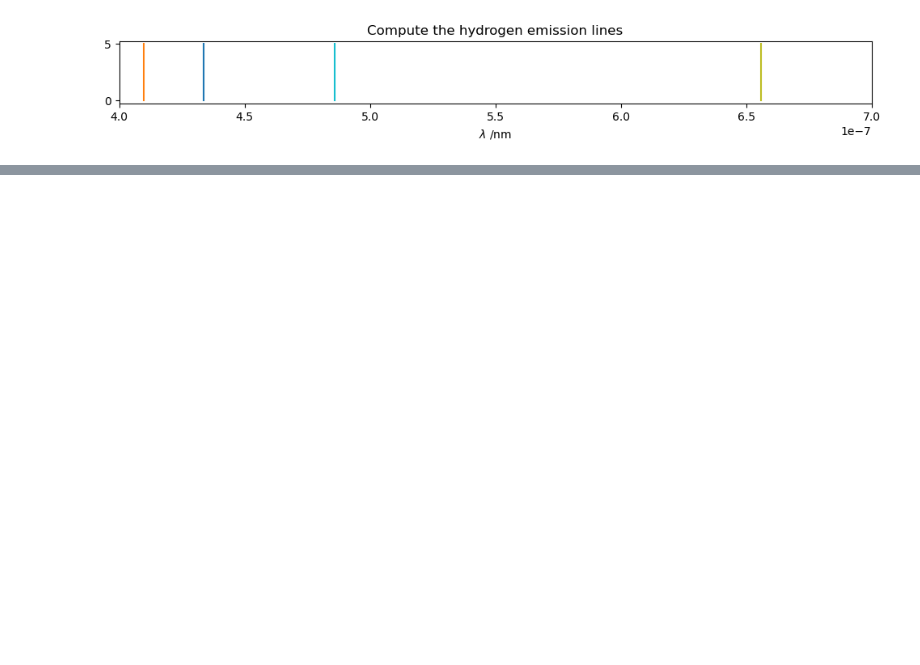
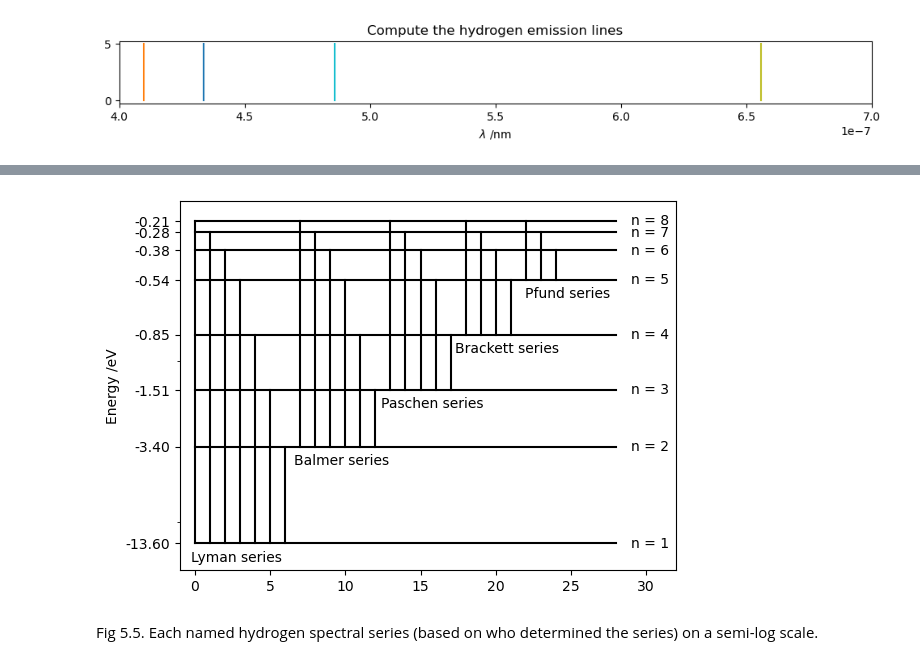
Before and after one commit to kevcritc/Jupyter_book, a Jupyter notebook: _build/jupyter_execute/content/Lecture5.ipynb, the cells around one changed output, grey strips where cells are left out. Drawn from its saved outputs; the diff is of its cells as text; code cells hidden in the pictures; blank space fills up the shorter version.

```diff
--- a/_build/jupyter_execute/content/Lecture5.ipynb
+++ b/_build/jupyter_execute/content/Lecture5.ipynb
@@ -216,0 +192,40 @@ While the Bohr model was a significant advancement, it had several limitations:
+# %%
+import matplotlib.pyplot as plt
+
+def E(n):
+    return -13.6/n**2
+
+
+Fig, ax=plt.subplots()
+x=0
+series_labels=['Lyman series', 'Balmer series', 'Paschen series','Brackett series', 'Pfund series' ]
+for n in range (1,9):
+    if n<6:
+        ax.annotate(f'{series_labels[n-1]}',
+            xy=(x, E(n)),
+            xytext=(30, -10),
+            textcoords='offset points',
+            ha='center', va='center',
+            fontsize=10)
+    for m in range(8,n, -1):
+
+        if m<9 and n<6:
+            length=E(m)-E(n)
+            ax.plot([x,x],[E(m),E(n)], color='black')
+
+            x+=1
+    ax.plot([0,28],[E(n), E(n)],color='black')
+    ax.set_xlim(-1,32)
+    ax.set_ylim(-20,-.1)
+    ax.text(29, E(n), f'n = {n}', va='center', fontsize=10)
+
+ax.set_yscale('symlog', linthresh=1)
+energy_levels = [E(n) for n in range(1, 9)]
+ax.set_yticks(energy_levels)
+ax.set_yticklabels([f'{e:.2f}' for e in energy_levels])
+ax.set_ylabel('Energy /eV')
+plt.show()
+# %% [output]
+[figure, added]
+# %% [markdown]
+Fig 5.5. Each named hydrogen spectral series (based on who determined the series) on a semi-log scale.
```
Also changed, not shown: parts of 3 cells of this notebook, 18 other files.
